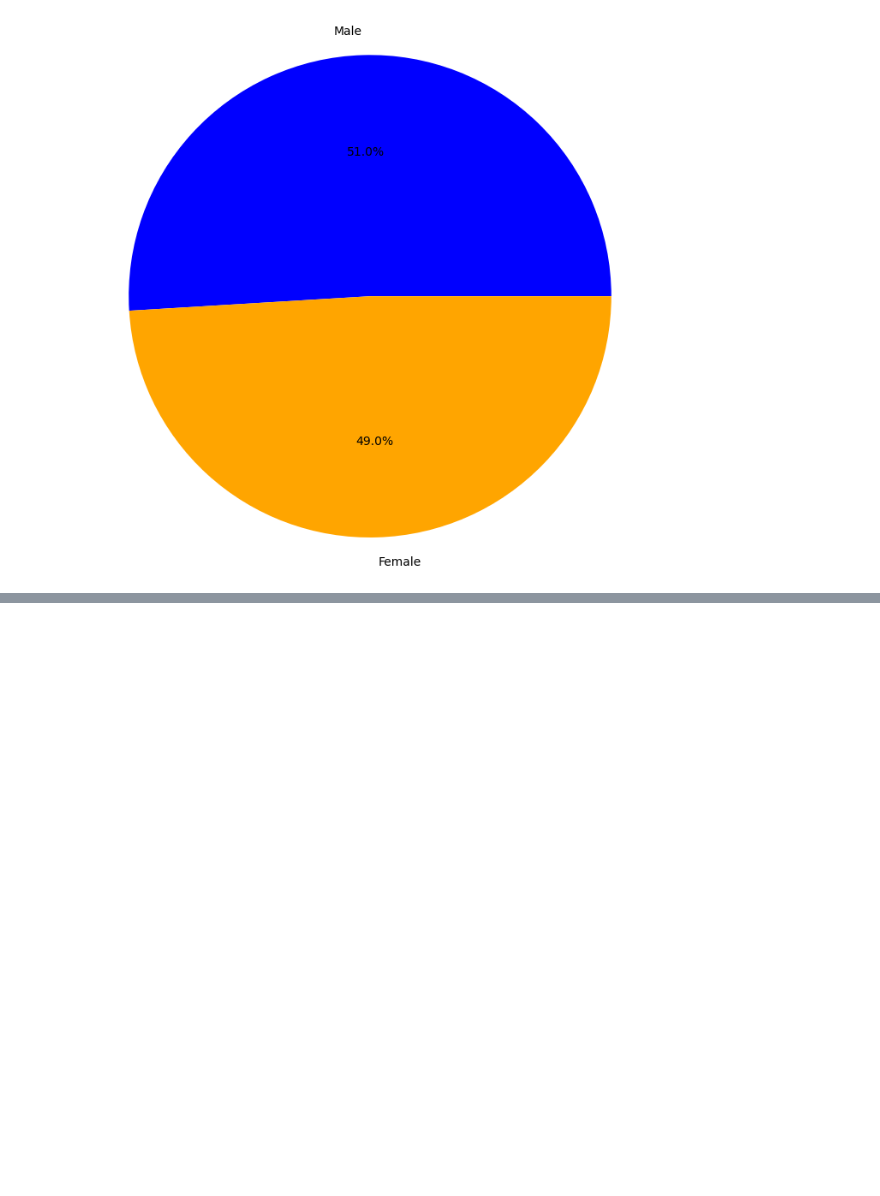
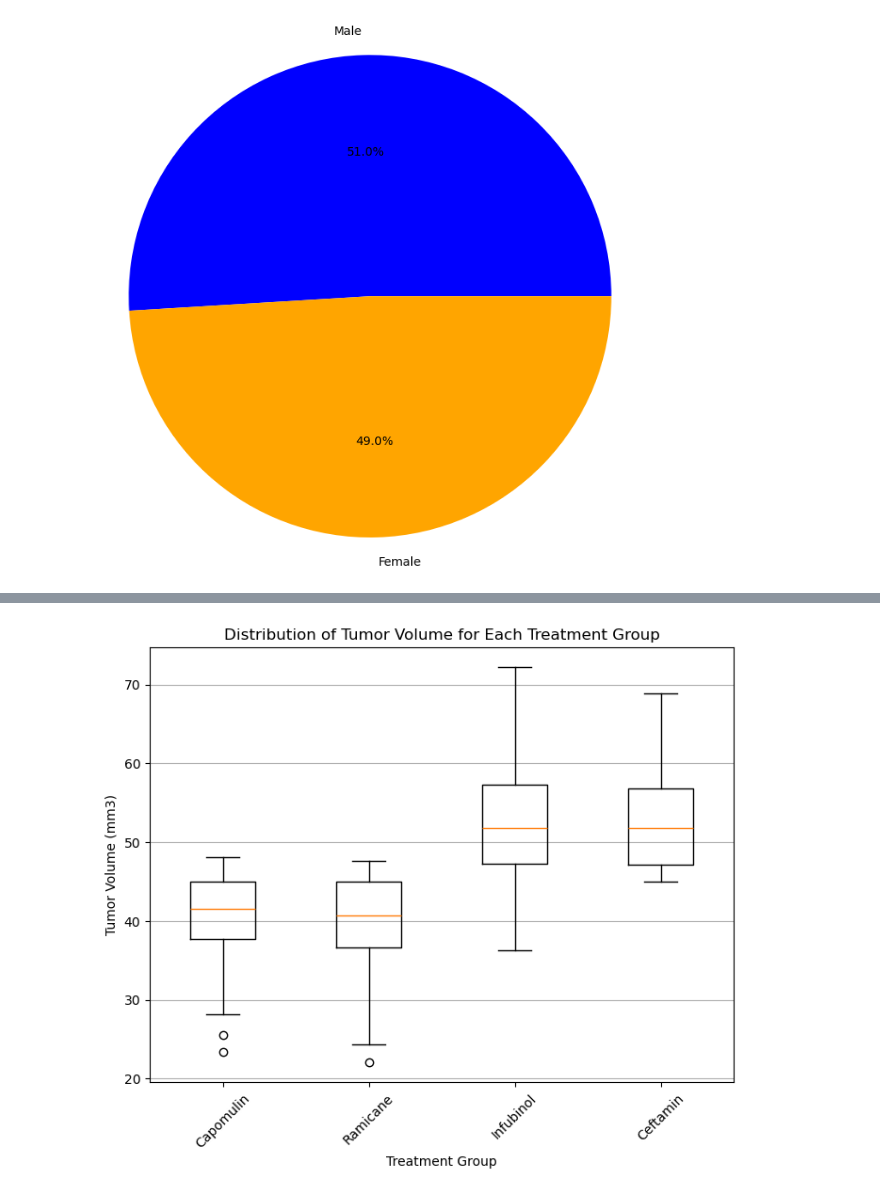
Before and after one commit to HayleyParnell/Data-Visualization-Challenge, a Jupyter notebook: Untitled.ipynb, the cells around one changed output, grey strips where cells are left out. Drawn from its saved outputs; the diff is of its cells as text; code cells hidden in the pictures; blank space fills up the shorter version.

```diff
--- a/Untitled.ipynb
+++ b/Untitled.ipynb
@@ -285,3 +319,33 @@ plt.show()
 
 
     # Determine outliers using upper and lower bounds
+# %%
+# List of treatments
+treatments = ['Capomulin', 'Ramicane', 'Infubinol', 'Ceftamin']
+
+# Empty list to store tumor volume data for plotting
+tumor_vol_data = []
+
+# Loop through each treatment
+for treatment in treatments:
+    # Filter data for each treatment
+    treatment_data = mouse_study_data_clean[mouse_study_data_clean['Drug Regimen'] == treatment]['Tumor Volume (mm3)']
+
+    # Append tumor volume data to the list for plotting
+    tumor_vol_data.append(treatment_data)
+
+    # Calculate quartiles and IQR
+    quartiles = treatment_data.quantile([0.25, 0.5, 0.75])
+    lower_quartile = quartiles[0.25]
+    upper_quartile = quartiles[0.75]
+    iqr = upper_quartile - lower_quartile
+
+    # Determine outliers using upper and lower bounds
+    lower_bound = lower_quartile - (1.5 * iqr)
+    upper_bound = upper_quartile + (1.5 * iqr)
+
+    # Identify potential outliers
+    outliers = treatment_data[(treatment_data < lower_bound) | (treatment_data > upper_bound)]
+
+    # Print potential outliers, if any
+    print(f"Potential outliers for {treatment}: {outliers}")
@@ -288,4 +360,20 @@ plt.show()
 # %%
 # Generate a box plot that shows the distrubution of the tumor volume for each treatment group.
+
+# Prepare data for boxplot
+data_for_boxplot = [mouse_study_data_clean[mouse_study_data_clean['Drug Regimen'] == treatment]['Tumor Volume (mm3)']
+                    for treatment in treatments]
+
+# Create a boxplot
+plt.figure(figsize=(8, 6))
+plt.boxplot(data_for_boxplot, labels=treatments)
+plt.title('Distribution of Tumor Volume for Each Treatment Group')
+plt.xlabel('Treatment Group')
+plt.ylabel('Tumor Volume (mm3)')
+plt.xticks(rotation=45)
+plt.grid(axis='y')
+plt.show()
+# %% [output]
+[figure, added]
 # %%
 # Generate a line plot of tumor volume vs. time point for a single mouse treated with Capomulin
```
Also changed, not shown: parts of 4 cells of this notebook.
